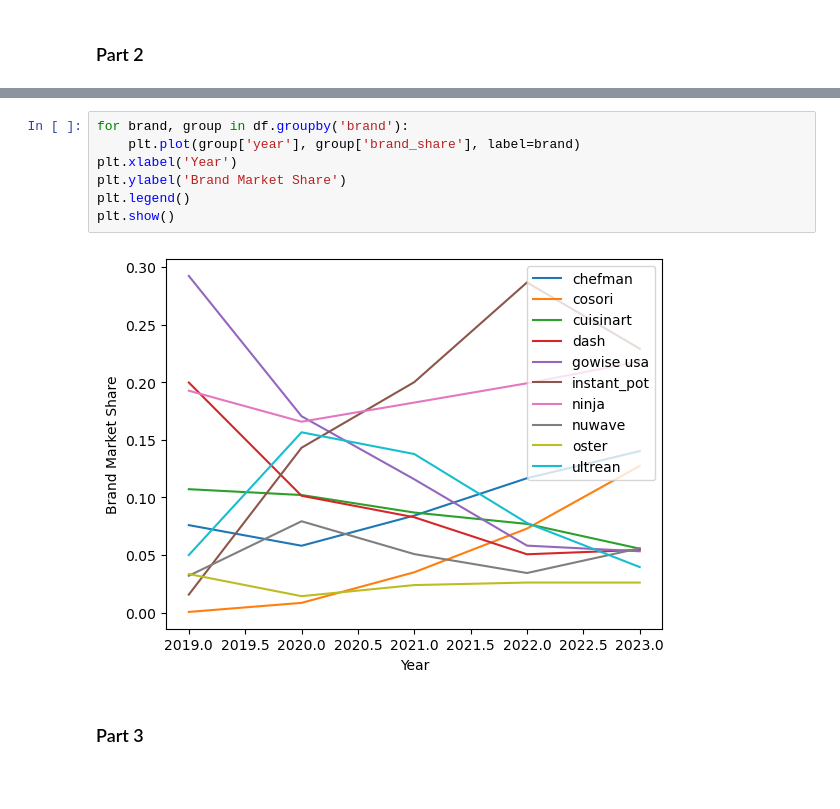
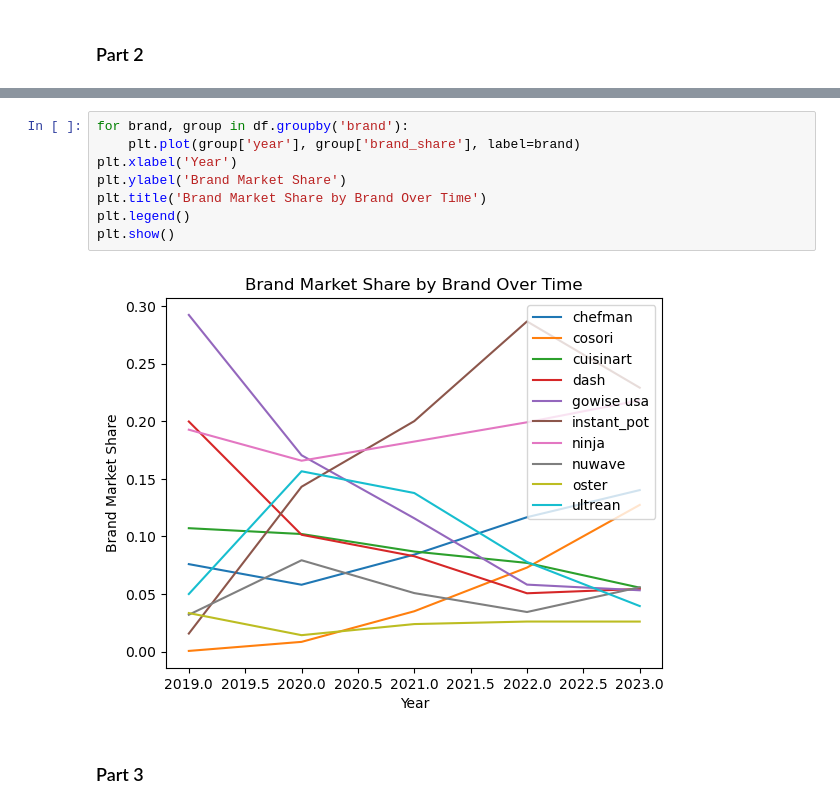
Before and after one commit to EfremE24/Demand-Estimation, a Jupyter notebook: Data_Analysis_Notebook.ipynb, the cells around one changed output, grey strips where cells are left out. Drawn from its saved outputs; the diff is of its cells as text; blank space fills up the shorter version.

```diff
--- a/Data_Analysis_Notebook.ipynb
+++ b/Data_Analysis_Notebook.ipynb
@@ -129,12 +131,13 @@ plt.show()
 # %%
 for brand, group in df.groupby('brand'):
     plt.plot(group['year'], group['brand_share'], label=brand)
 plt.xlabel('Year')
 plt.ylabel('Brand Market Share')
+plt.title('Brand Market Share by Brand Over Time')
 plt.legend()
 plt.show()
 # %% [output]
-[figure, old version]
+[figure, new version]
 # %% [markdown]
 ### Part 3
 # %%
```
Also changed, not shown: parts of 2 cells of this notebook.
